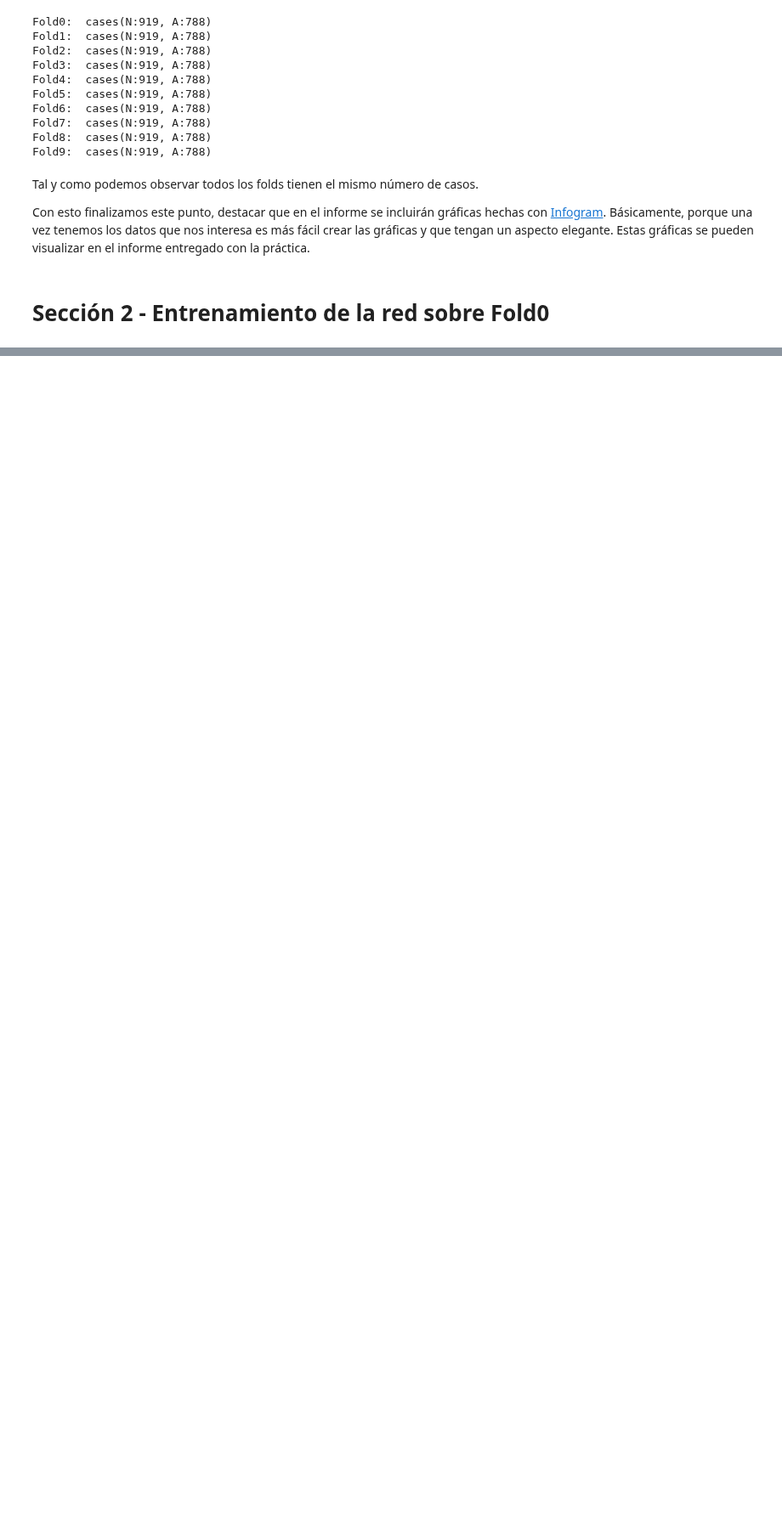
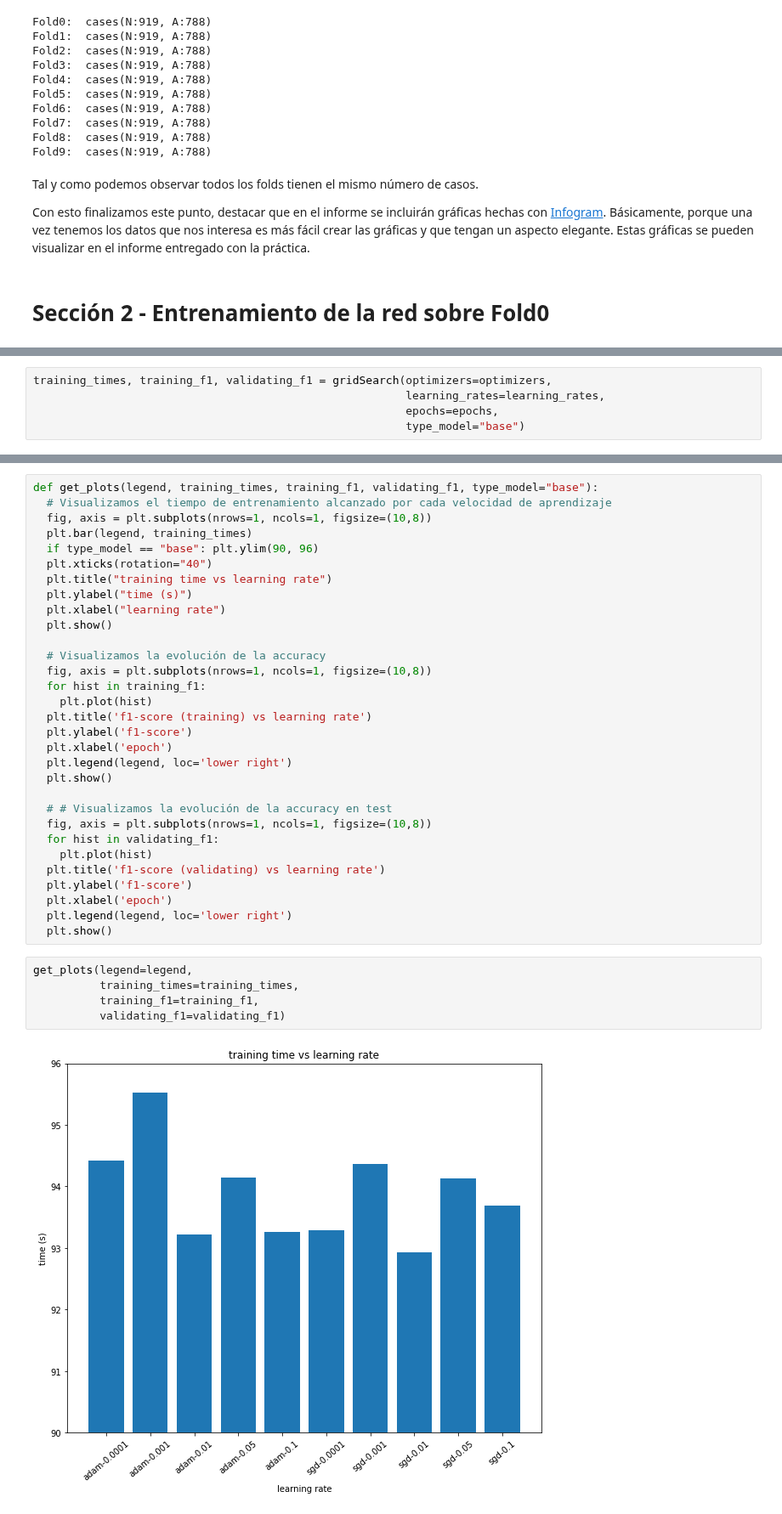
Before and after one commit to mariousm/Data-Science-Master, a Jupyter notebook: 2021-22/SegundoSemestre/DeepLearning/PRA/UbiernaSanMamesMario_PRA.ipynb, the cells around one changed output, grey strips where cells are left out. Shown at 85% size. Drawn from its saved outputs; the diff is of its cells as text; blank space fills up the shorter version.

Commit message:
DL: PRA - Comienzo modelo 1

```diff
--- a/2021-22/SegundoSemestre/DeepLearning/PRA/UbiernaSanMamesMario_PRA.ipynb
+++ b/2021-22/SegundoSemestre/DeepLearning/PRA/UbiernaSanMamesMario_PRA.ipynb
@@ -432,0 +556,5 @@ Con esto finalizamos este punto, destacar que en el informe se incluirán gráfi
+# %%
+training_times, training_f1, validating_f1 = gridSearch(optimizers=optimizers,
+                                                        learning_rates=learning_rates,
+                                                        epochs=epochs,
+                                                        type_model="base")
@@ -432,0 +577,38 @@ Con esto finalizamos este punto, destacar que en el informe se incluirán gráfi
+# %%
+def get_plots(legend, training_times, training_f1, validating_f1, type_model="base"):
+  # Visualizamos el tiempo de entrenamiento alcanzado por cada velocidad de aprendizaje
+  fig, axis = plt.subplots(nrows=1, ncols=1, figsize=(10,8))
+  plt.bar(legend, training_times)
+  if type_model == "base": plt.ylim(90, 96)
+  plt.xticks(rotation="40")
+  plt.title("training time vs learning rate")
+  plt.ylabel("time (s)")
+  plt.xlabel("learning rate")
+  plt.show()
+
+  # Visualizamos la evolución de la accuracy
+  fig, axis = plt.subplots(nrows=1, ncols=1, figsize=(10,8))
+  for hist in training_f1:
+    plt.plot(hist)
+  plt.title('f1-score (training) vs learning rate')
+  plt.ylabel('f1-score')
+  plt.xlabel('epoch')
+  plt.legend(legend, loc='lower right')
+  plt.show()
+
+  # # Visualizamos la evolución de la accuracy en test
+  fig, axis = plt.subplots(nrows=1, ncols=1, figsize=(10,8))
+  for hist in validating_f1:
+    plt.plot(hist)
+  plt.title('f1-score (validating) vs learning rate')
+  plt.ylabel('f1-score')
+  plt.xlabel('epoch')
+  plt.legend(legend, loc='lower right')
+  plt.show()
+# %%
+get_plots(legend=legend,
+          training_times=training_times,
+          training_f1=training_f1,
+          validating_f1=validating_f1)
+# %% [output]
+[figure, added]
```
Also changed, not shown: parts of 20 cells of this notebook.
